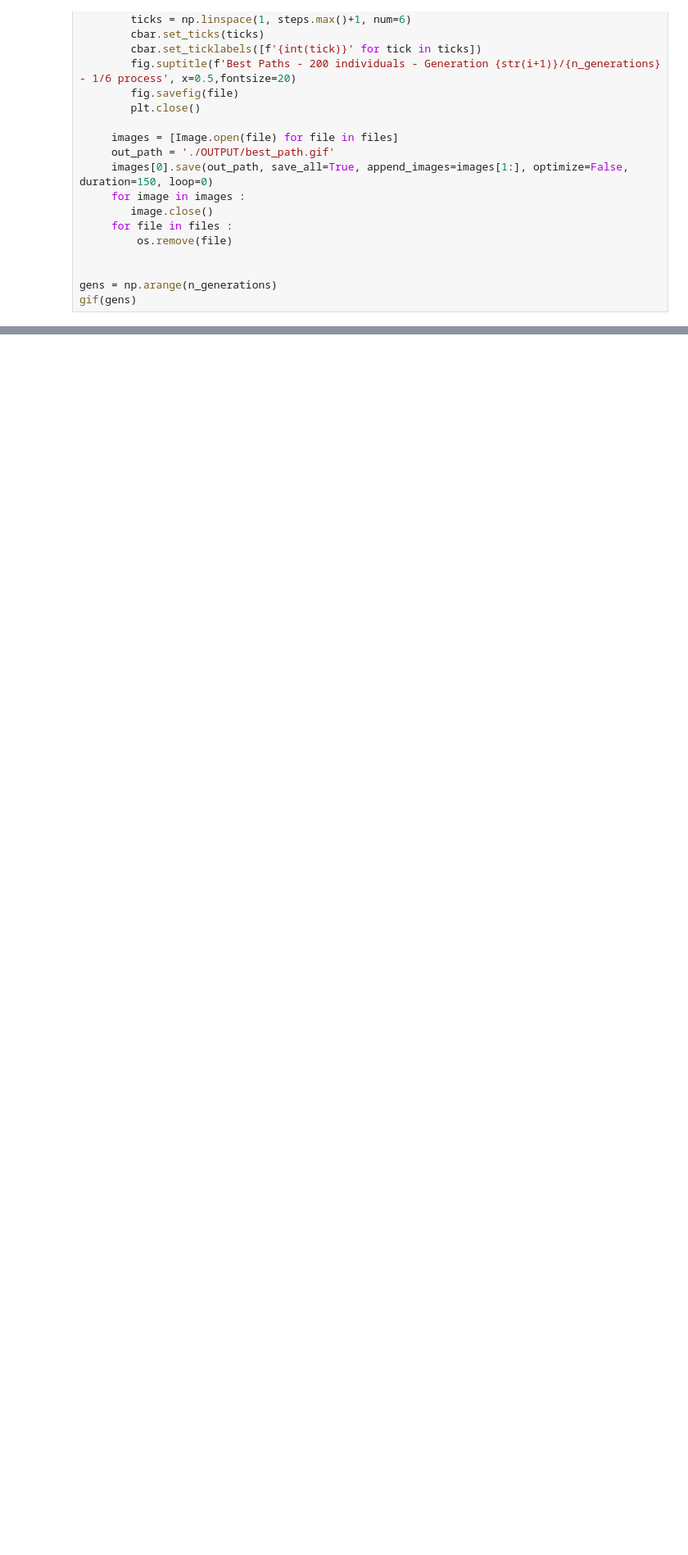
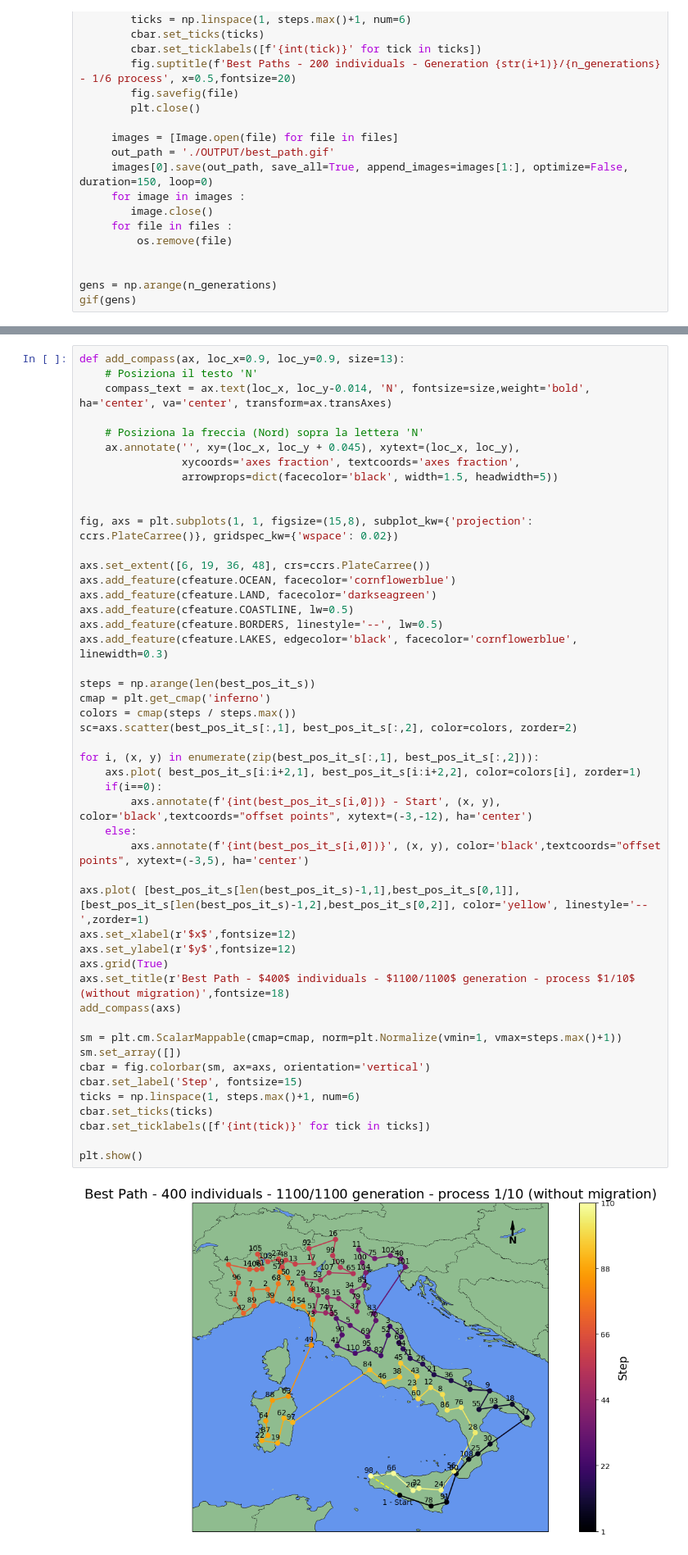
Before and after one commit to lazzerialberto/sim_numerica, a Jupyter notebook: lezione_10/LSN_Exercises_10.ipynb, the cells around one changed output, grey strips where cells are left out. Shown at 82% size. Saved outputs shown, nothing was run; the diff lists cells and outputs as text; blank space fills up the shorter version.

```diff
--- a/lezione_10/LSN_Exercises_10.ipynb
+++ b/lezione_10/LSN_Exercises_10.ipynb
@@ -312,3 +318,53 @@ half_loss_it=np.loadtxt("./OUTPUT/ITALY/half_loss.dat")
+# %%
+def add_compass(ax, loc_x=0.9, loc_y=0.9, size=13):
+    # Posiziona il testo 'N'
+    compass_text = ax.text(loc_x, loc_y-0.014, 'N', fontsize=size,weight='bold', ha='center', va='center', transform=ax.transAxes)
+
+    # Posiziona la freccia (Nord) sopra la lettera 'N'
+    ax.annotate('', xy=(loc_x, loc_y + 0.045), xytext=(loc_x, loc_y),
+                xycoords='axes fraction', textcoords='axes fraction',
+                arrowprops=dict(facecolor='black', width=1.5, headwidth=5))
+
+
+fig, axs = plt.subplots(1, 1, figsize=(15,8), subplot_kw={'projection': ccrs.PlateCarree()}, gridspec_kw={'wspace': 0.02})
+
+axs.set_extent([6, 19, 36, 48], crs=ccrs.PlateCarree())
+axs.add_feature(cfeature.OCEAN, facecolor='cornflowerblue')
+axs.add_feature(cfeature.LAND, facecolor='darkseagreen')
+axs.add_feature(cfeature.COASTLINE, lw=0.5)
+axs.add_feature(cfeature.BORDERS, linestyle='--', lw=0.5)
+axs.add_feature(cfeature.LAKES, edgecolor='black', facecolor='cornflowerblue', linewidth=0.3)
+
+steps = np.arange(len(best_pos_it_s))
+cmap = plt.get_cmap('inferno')
+colors = cmap(steps / steps.max())
+sc=axs.scatter(best_pos_it_s[:,1], best_pos_it_s[:,2], color=colors, zorder=2)
+
+for i, (x, y) in enumerate(zip(best_pos_it_s[:,1], best_pos_it_s[:,2])):
+    axs.plot( best_pos_it_s[i:i+2,1], best_pos_it_s[i:i+2,2], color=colors[i], zorder=1)
+    if(i==0):
+        axs.annotate(f'{int(best_pos_it_s[i,0])} - Start', (x, y), color='black',textcoords="offset points", xytext=(-3,-12), ha='center')
+    else:
+        axs.annotate(f'{int(best_pos_it_s[i,0])}', (x, y), color='black',textcoords="offset points", xytext=(-3,5), ha='center')
+
+axs.plot( [best_pos_it_s[len(best_pos_it_s)-1,1],best_pos_it_s[0,1]], [best_pos_it_s[len(best_pos_it_s)-1,2],best_pos_it_s[0,2]], color='yellow', linestyle='--',zorder=1)
+axs.set_xlabel(r'$x$',fontsize=12)
+axs.set_ylabel(r'$y$',fontsize=12)
+axs.grid(True)
+axs.set_title(r'Best Path - $400$ individuals - $1100/1100$ generation - process $1/10$ (without migration)',fontsize=18)
+add_compass(axs)
+
+sm = plt.cm.ScalarMappable(cmap=cmap, norm=plt.Normalize(vmin=1, vmax=steps.max()+1))
+sm.set_array([])
+cbar = fig.colorbar(sm, ax=axs, orientation='vertical')
+cbar.set_label('Step', fontsize=15)
+ticks = np.linspace(1, steps.max()+1, num=6)
+cbar.set_ticks(ticks)
+cbar.set_ticklabels([f'{int(tick)}' for tick in ticks])
+
+plt.show()
+# %% [output]
+[figure, added]
 # %%
 def add_compass(ax, loc_x=0.9, loc_y=0.9, size=13):
     # Posiziona il testo 'N'
```
Also changed, not shown: parts of 4 cells of this notebook.
